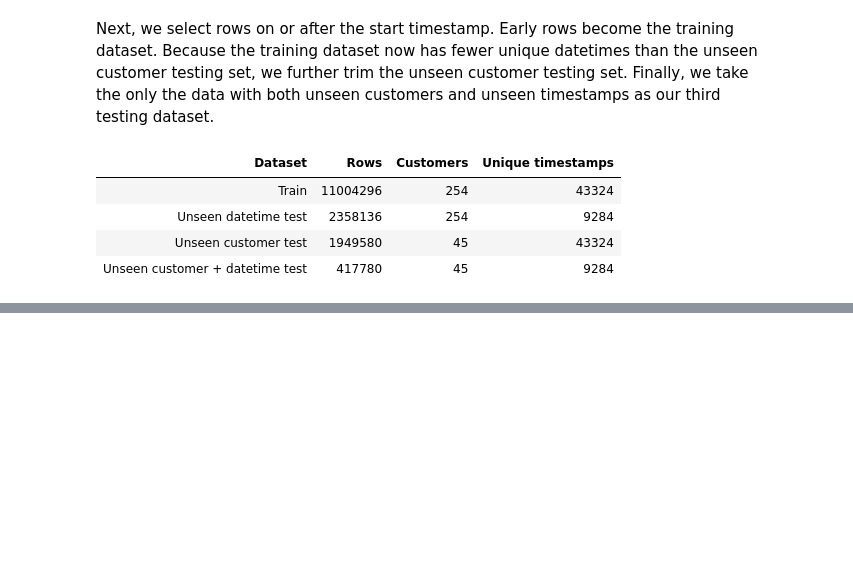
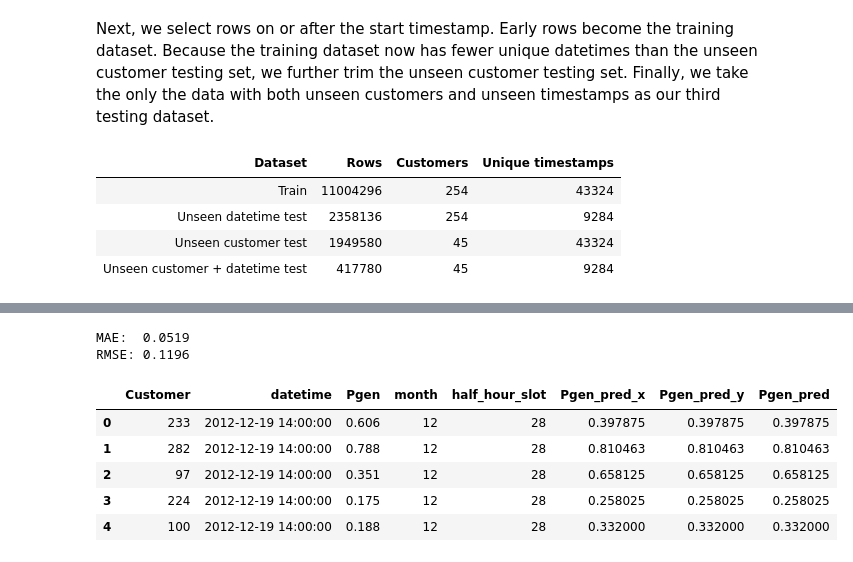
Before and after one commit to codettlaff/Energy-Disaggregation, a Jupyter notebook: regression/regression_v2.ipynb, the cells around one changed output, grey strips where cells are left out. Drawn from its saved outputs; the diff is of its cells as text; code cells hidden in the pictures; blank space fills up the shorter version.

```diff
--- a/regression/regression_v2.ipynb
+++ b/regression/regression_v2.ipynb
@@ -199,0 +274,9 @@ we train this model for two scenarios. in the first scenario, we train on histor
+# %%
+# Predict Pgen for the unseen-datetime test set using each customer's average profile
+datetime_test_predictions = datetime_test_data[
+    ["Customer", "datetime", "Pgen"]
+].copy()
+
+test_months, test_hhslots = get_slots(datetime_test_predictions)
+datetime_test_predictions["month"] = test_months.to_numpy()
+datetime_test_predictions["half_hour_slot"] = test_hhslots.to_numpy()
@@ -199,0 +287,24 @@ we train this model for two scenarios. in the first scenario, we train on histor
+# %%
+datetime_test_predictions = datetime_test_predictions.merge(
+    avg_profile_1.rename(columns={"Pgen": "Pgen_pred"}),
+    on=["Customer", "month", "half_hour_slot"],
+    how="left",
+    validate="many_to_one")
+
+# Evaluate rows with available actual and predicted values
+valid = datetime_test_predictions[["Pgen", "Pgen_pred"]].dropna()
+mae = np.mean(np.abs(valid["Pgen"] - valid["Pgen_pred"]))
+rmse = np.sqrt(np.mean((valid["Pgen"] - valid["Pgen_pred"]) ** 2))
+
+print(f"MAE:  {mae:.4f}")
+print(f"RMSE: {rmse:.4f}")
+display(datetime_test_predictions.head())
+# %% [output]
+MAE:  0.0519
+RMSE: 0.1196
+|  | Customer | datetime | Pgen | month | half_hour_slot | Pgen_pred_x | Pgen_pred_y | Pgen_pred |
+| 0 | 233 | 2012-12-19 14:00:00 | 0.606 | 12 | 28 | 0.397875 | 0.397875 | 0.397875 |
+| 1 | 282 | 2012-12-19 14:00:00 | 0.788 | 12 | 28 | 0.810463 | 0.810463 | 0.810463 |
+| 2 | 97 | 2012-12-19 14:00:00 | 0.351 | 12 | 28 | 0.658125 | 0.658125 | 0.658125 |
+| 3 | 224 | 2012-12-19 14:00:00 | 0.175 | 12 | 28 | 0.258025 | 0.258025 | 0.258025 |
+| 4 | 100 | 2012-12-19 14:00:00 | 0.188 | 12 | 28 | 0.332000 | 0.332000 | 0.332000 |
```
Also changed, not shown: parts of 12 cells of this notebook.
